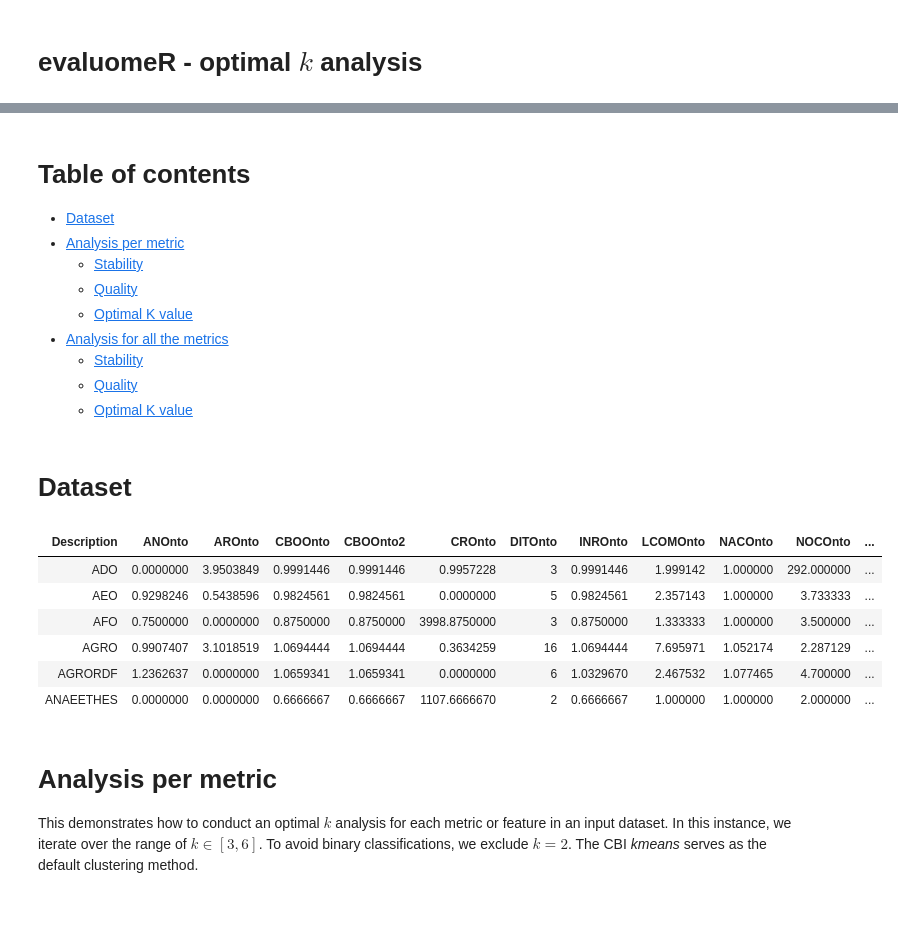
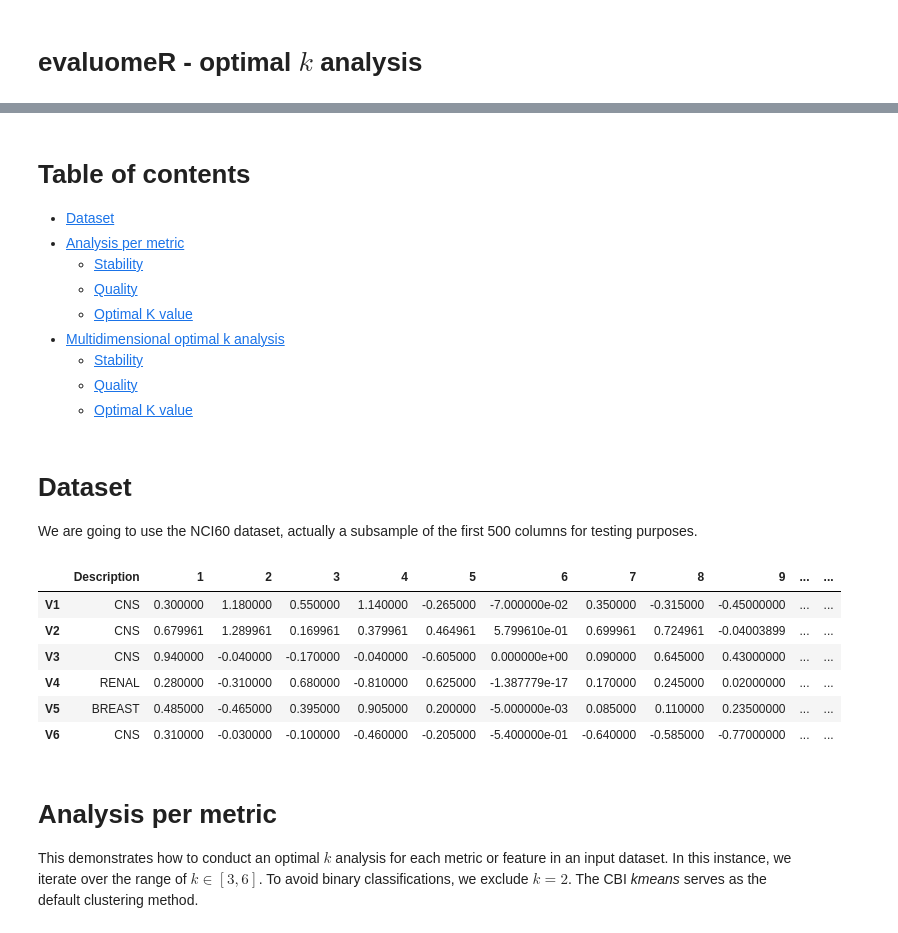
Before and after one commit to neobernad/evaluomeR, a Jupyter notebook: notebooks/examples/evaluomeR_optimal_k_analysis.ipynb, the cells around one changed output, grey strips where cells are left out. Cells and saved outputs as stored; diff of their text form; code cells hidden in the pictures.

```diff
--- a/notebooks/examples/evaluomeR_optimal_k_analysis.ipynb
+++ b/notebooks/examples/evaluomeR_optimal_k_analysis.ipynb
@@ -29,26 +12,33 @@ Loading required package: sparcl
     * [Stability](#single_stab)
     * [Quality](#single_qual)
     * [Optimal K value](#single_optimal)
-* [Analysis for all the metrics](#all)
+* [Multidimensional optimal k analysis](#all)
     * [Stability](#all_stab)
     * [Quality](#all_qual)
     * [Optimal K value](#all_optimal)
 # %% [markdown]
 # Dataset <a class="anchor" id="dataset"></a>
+We are going to use the NCI60 dataset, actually a subsample of the first 500 columns for testing purposes.
 # %%
 seed = 13606
 set.seed(seed)
 
-agro_df = read.csv(paste0(getwd(), "/","data/agro.csv"), header=TRUE, stringsAsFactors=FALSE)
-head(agro_df)
+nci60 = as.data.frame(NCI60$data)
+# Creating a Description column
+nci60["labels"] = rownames(nci60)
+nci60 = nci60[ , c("labels", names(nci60)[names(nci60) != "labels"])]
+nci60["labels"] = NCI60$labs
+colnames(nci60)[colnames(nci60) == 'labels'] <- 'Description'
+nci60 = nci60[1:500]
+head(nci60)
 # %% [output]
-| Description | ANOnto | AROnto | CBOOnto | CBOOnto2 | CROnto | DITOnto | INROnto | LCOMOnto | NACOnto | NOCOnto | ... |
-| ADO | 0.0000000 | 3.9503849 | 0.9991446 | 0.9991446 | 0.9957228 | 3 | 0.9991446 | 1.999142 | 1.000000 | 292.000000 | ... |
-| AEO | 0.9298246 | 0.5438596 | 0.9824561 | 0.9824561 | 0.0000000 | 5 | 0.9824561 | 2.357143 | 1.000000 | 3.733333 | ... |
-| AFO | 0.7500000 | 0.0000000 | 0.8750000 | 0.8750000 | 3998.8750000 | 3 | 0.8750000 | 1.333333 | 1.000000 | 3.500000 | ... |
-| AGRO | 0.9907407 | 3.1018519 | 1.0694444 | 1.0694444 | 0.3634259 | 16 | 1.0694444 | 7.695971 | 1.052174 | 2.287129 | ... |
-| AGRORDF | 1.2362637 | 0.0000000 | 1.0659341 | 1.0659341 | 0.0000000 | 6 | 1.0329670 | 2.467532 | 1.077465 | 4.700000 | ... |
-| ANAEETHES | 0.0000000 | 0.0000000 | 0.6666667 | 0.6666667 | 1107.6666670 | 2 | 0.6666667 | 1.000000 | 1.000000 | 2.000000 | ... |
+|  | Description | 1 | 2 | 3 | 4 | 5 | 6 | 7 | 8 | 9 | ... | ... |
+| V1 | CNS | 0.300000 | 1.180000 | 0.550000 | 1.140000 | -0.265000 | -7.000000e-02 | 0.350000 | -0.315000 | -0.45000000 | ... | ... |
+| V2 | CNS | 0.679961 | 1.289961 | 0.169961 | 0.379961 | 0.464961 | 5.799610e-01 | 0.699961 | 0.724961 | -0.04003899 | ... | ... |
+| V3 | CNS | 0.940000 | -0.040000 | -0.170000 | -0.040000 | -0.605000 | 0.000000e+00 | 0.090000 | 0.645000 | 0.43000000 | ... | ... |
+| V4 | RENAL | 0.280000 | -0.310000 | 0.680000 | -0.810000 | 0.625000 | -1.387779e-17 | 0.170000 | 0.245000 | 0.02000000 | ... | ... |
+| V5 | BREAST | 0.485000 | -0.465000 | 0.395000 | 0.905000 | 0.200000 | -5.000000e-03 | 0.085000 | 0.110000 | 0.23500000 | ... | ... |
+| V6 | CNS | 0.310000 | -0.030000 | -0.100000 | -0.460000 | -0.205000 | -5.400000e-01 | -0.640000 | -0.585000 | -0.77000000 | ... | ... |
 # %% [markdown]
 # Analysis per metric <a class="anchor" id="single"></a>
 This demonstrates how to conduct an optimal $k$ analysis for each metric or feature in an input dataset. In this instance, we iterate over the range of $k \in [3,6]$. To avoid binary classifications, we exclude $k=2$. The CBI *kmeans* serves as the default clustering method.
```
Also changed, not shown: parts of 12 cells of this notebook.
